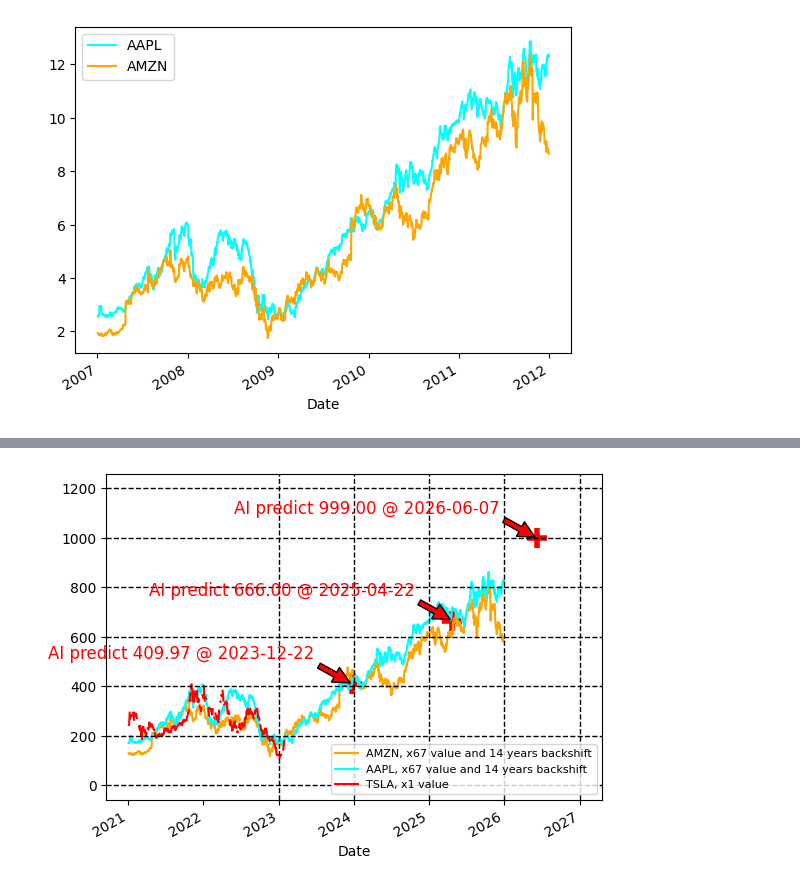
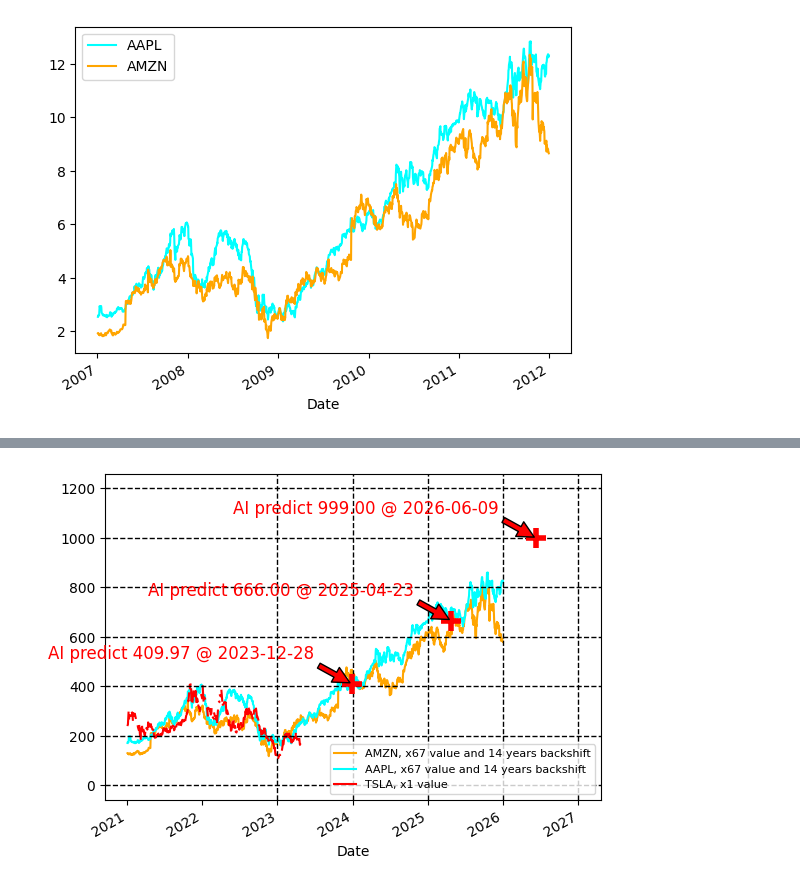
Before and after one commit to boraoku/jupyter-notebooks, a Jupyter notebook: TSLA_crash+course01AI.ipynb, the cells around one changed output, grey strips where cells are left out. Drawn from its saved outputs; the diff is of its cells as text; code cells hidden in the pictures.

Commit message:
TSLA_AI: Update AI prediction after Q1-23 earnings call week close
Also the prediction tickers are now laid over the line plots - they were under the lines and not visible.

```diff
--- a/TSLA_crash+course01AI.ipynb
+++ b/TSLA_crash+course01AI.ipynb
@@ -216,32 +215,32 @@ plt.axvline('2025-01-01', color='black', linestyle='--',lw=1)
 plt.axvline('2026-01-01', color='black', linestyle='--',lw=1)
 plt.axvline('2027-01-01', color='black', linestyle='--',lw=1)
 
 # Add points for AI guesses for price targets
 counter = 0
 for target in Xtargets:
 
     time = Yp_data_plot[counter]
 
     #only print if prediction is at future time
     if time > pd.Timestamp.now():
 
         label = "AI predict {:.2f}".format(target) + " @ " + time.strftime('%Y-%m-%d')
 
         #label positions for plot
         timeLabel = time.floor('us') - pd.DateOffset(months=6) #offset for text label, flooring to remove convertion warning
         targetLabel = target + 100
 
-        plt.scatter(time, target, marker='+', color='red', s=200, linewidths=4)
+        plt.scatter(time, target, marker='+', color='red', s=200, linewidths=4, zorder=3)
 
         plt.annotate(label, xy=(time, target), xytext=(timeLabel, targetLabel)
                  ,arrowprops=dict(facecolor='red', shrink=0.05)
                  ,color='red',fontsize=12,horizontalalignment='right')
     counter += 1
 
 plt.legend(loc='lower right',fontsize=8)
 
 # Plot and print to pdf and jpg
 plt.savefig('TSLA22crashAIvsAMZNAPPL_in' + str(offsetByYears) + 'years@' + tendDate + '.pdf', dpi=300, bbox_inches='tight')
 plt.savefig('TSLA22crashAIvsAMZNAPPL_in' + str(offsetByYears) + 'years@' + tendDate + '.png')
 # %% [output]
-[figure, old version]
+[figure, new version]
```
Also changed, not shown: parts of 2 cells of this notebook, 2 other files.
